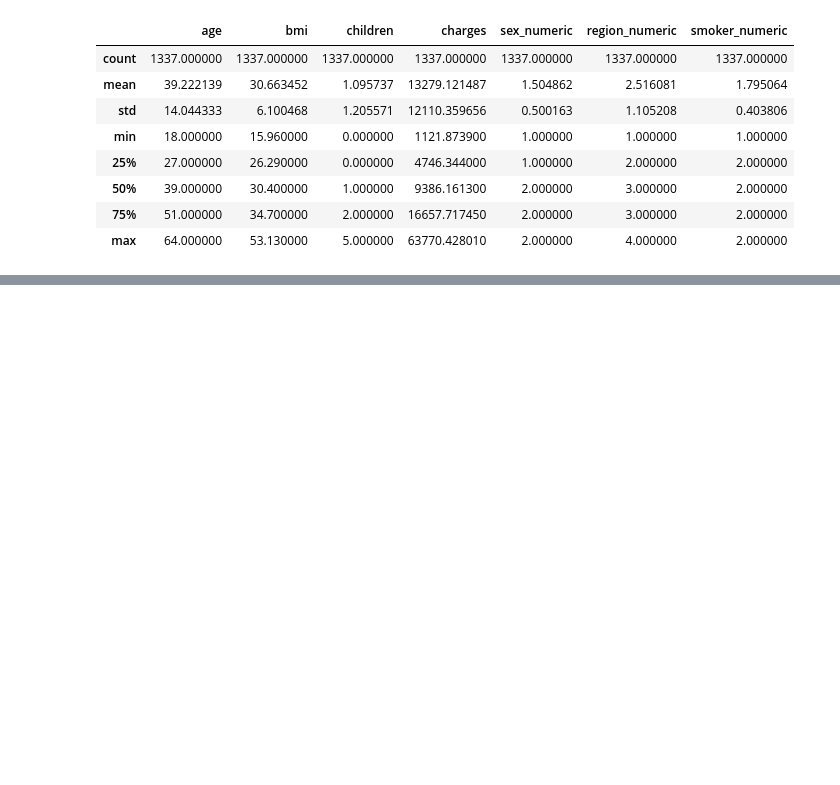
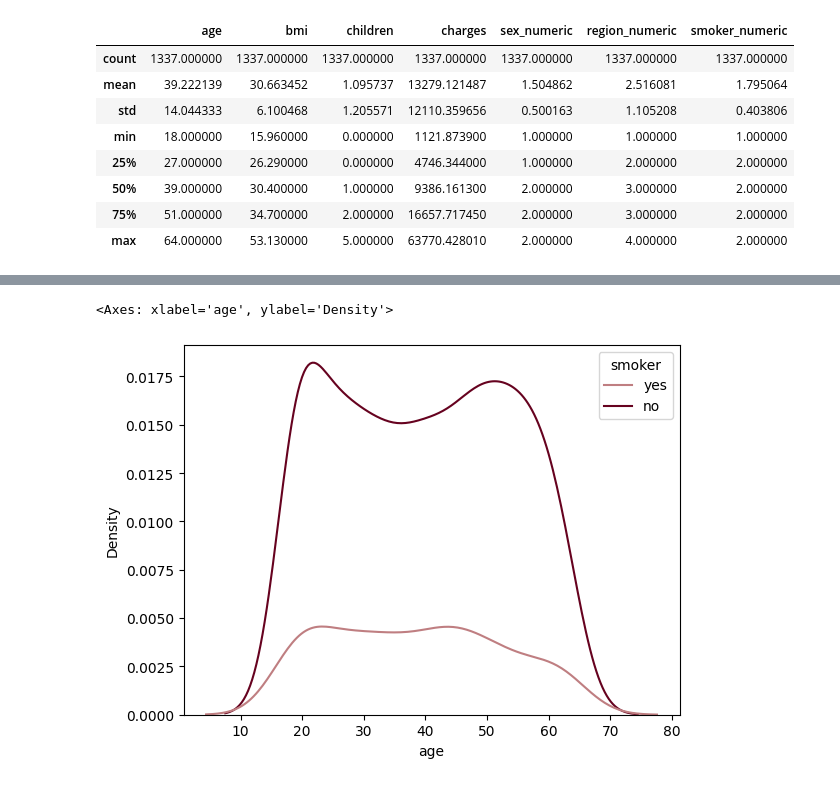
Before and after one commit to Mikayla-ds2/insurance_ml, a Jupyter notebook: model.ipynb, the cells around one changed output, grey strips where cells are left out. Saved outputs shown, nothing was run; the diff lists cells and outputs as text; code cells hidden in the pictures; blank space fills up the shorter version.

```diff
--- a/model.ipynb
+++ b/model.ipynb
@@ -229,0 +244,6 @@ sns.pairplot(data, hue='region', palette=palette)
+# %%
+# to understand a misconception
+sns.kdeplot(data, x='age', hue='smoker', palette=palette)
+# %% [output]
+<Axes: xlabel='age', ylabel='Density'>
+[figure, added]
```
Also changed, not shown: parts of 14 cells of this notebook, 2 other files.
